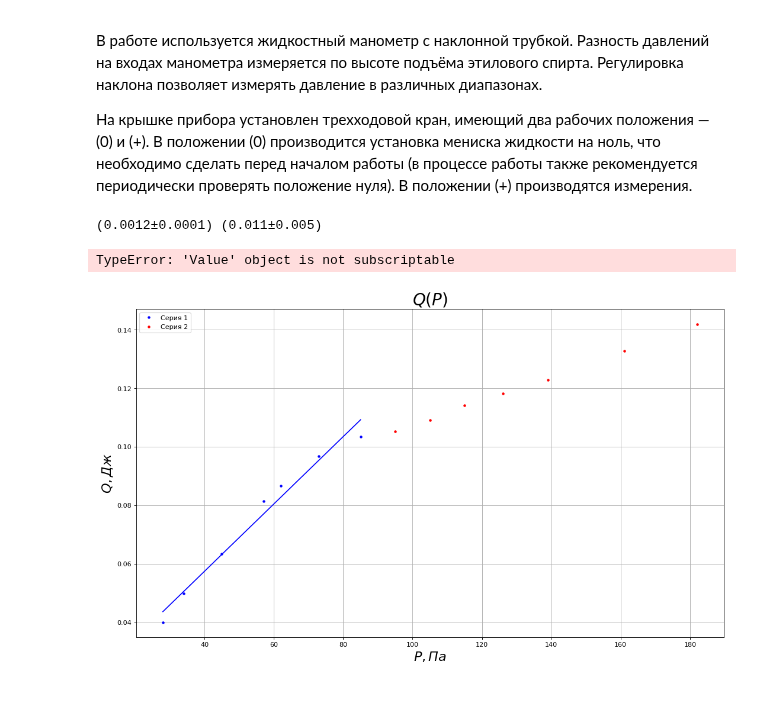
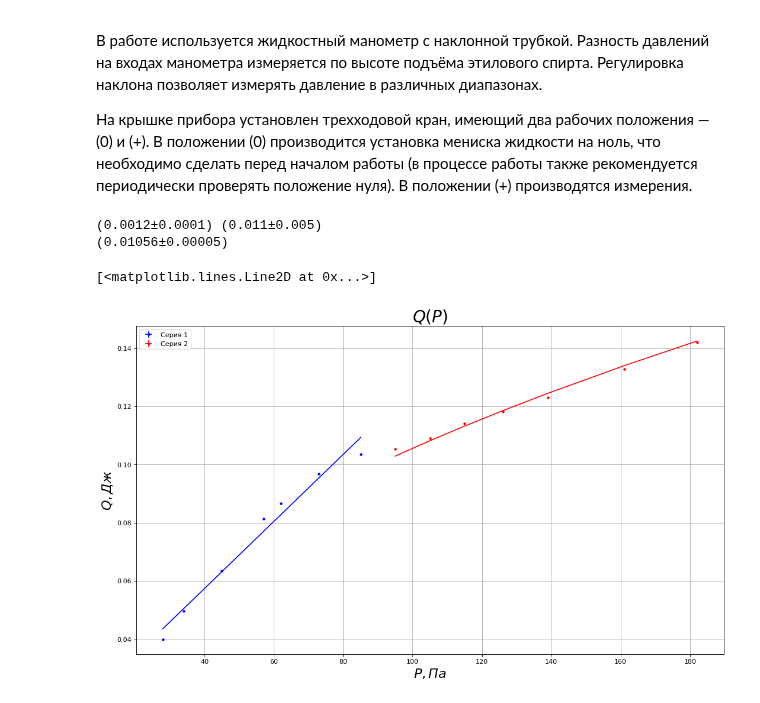
Before and after one commit to skolkovo-bba/labs3, a Jupyter notebook: 1.3.3/lab133.ipynb, the cells around one changed output. Drawn from its saved outputs; the diff is of its cells as text; code cells hidden in the pictures.

```diff
--- a/1.3.3/lab133.ipynb
+++ b/1.3.3/lab133.ipynb
@@ -66,29 +66,36 @@ a = m[:7]
 b = m[7:]
 # %%
 plt.figure(figsize=(16, 9), dpi=80)
-plt.errorbar(x=a["P"], y=a["y"], fmt='.', label='Серия 1', color="blue")
-plt.errorbar(x=b["P"], y=b["y"], fmt='.', label='Серия 2', color="red")
+
+plt.errorbar(x=a["P"].agg(get_var), y=a["y"].agg(get_var), xerr=a["P"].agg(get_err), yerr=a["y"].agg(get_err),
+ fmt='.', label='Серия 1', color="blue")
+plt.errorbar(x=b["P"].agg(get_var), y=b["y"].agg(get_var), xerr=b["P"].agg(get_err), yerr=b["y"].agg(get_err),
+ fmt='.', label='Серия 2', color="red")
+
 plt.title(r"$Q(P)$", fontsize=25)
 plt.xlabel(r"$P, Па$", fontsize=20)
 plt.ylabel(r"$Q, Дж$", fontsize=20)
 plt.grid(True)
 plt.legend()
 
 def line(x, a, b):
     return a * x + b
 
-params, cov = curve_fit(line, xdata=a["P"].agg(get_var), ydata=a["y"].agg(get_var))
+params, cov = curve_fit(line, xdata=a["P"].agg(get_var),ydata=a["y"].agg(get_var))
 k = Value(params[0], np.sqrt(cov[0][0]))
-b = Value(params[1], np.sqrt(cov[1][1]))
-print(k, b)
-plt.plot(a["P"].agg(get_var), line(a["P"].agg(get_var), get_var(k), get_var(b)), label="Зависимость 1", color="blue")
+de = Value(params[1], np.sqrt(cov[1][1]))
+print(k, de)
+plt.plot(a["P"].agg(get_var), line(a["P"].agg(get_var), get_var(k), get_var(de)), label="Зависимость 1", color="blue")
 
-params, cov = curve_fit(line, xdata=b["P"].agg(get_var), ydata=b["y"].agg(get_var))
+def root(x, a):
+    return a * x ** 0.5
+
+params, cov = curve_fit(root, xdata=b["P"].agg(get_var), ydata=b["y"].agg(get_var))
 k = Value(params[0], np.sqrt(cov[0][0]))
-b = Value(params[1], np.sqrt(cov[1][1]))
-print(k, b)
-plt.plot(b["P"].agg(get_var), line(b["P"].agg(get_var), get_var(k), get_var(b)), label="Зависимость 2", color="red")
+print(k)
+plt.plot(b["P"].agg(get_var), root(b["P"].agg(get_var), get_var(k)), label="Зависимость 2", color="red")
 # %% [output]
 (0.0012±0.0001) (0.011±0.005)
+(0.01056±0.00005)
-TypeError: 'Value' object is not subscriptable
+[<matplotlib.lines.Line2D at 0x...>]
-[figure, old version]
+[figure, new version]
```
Also changed, not shown: 2 other files.
